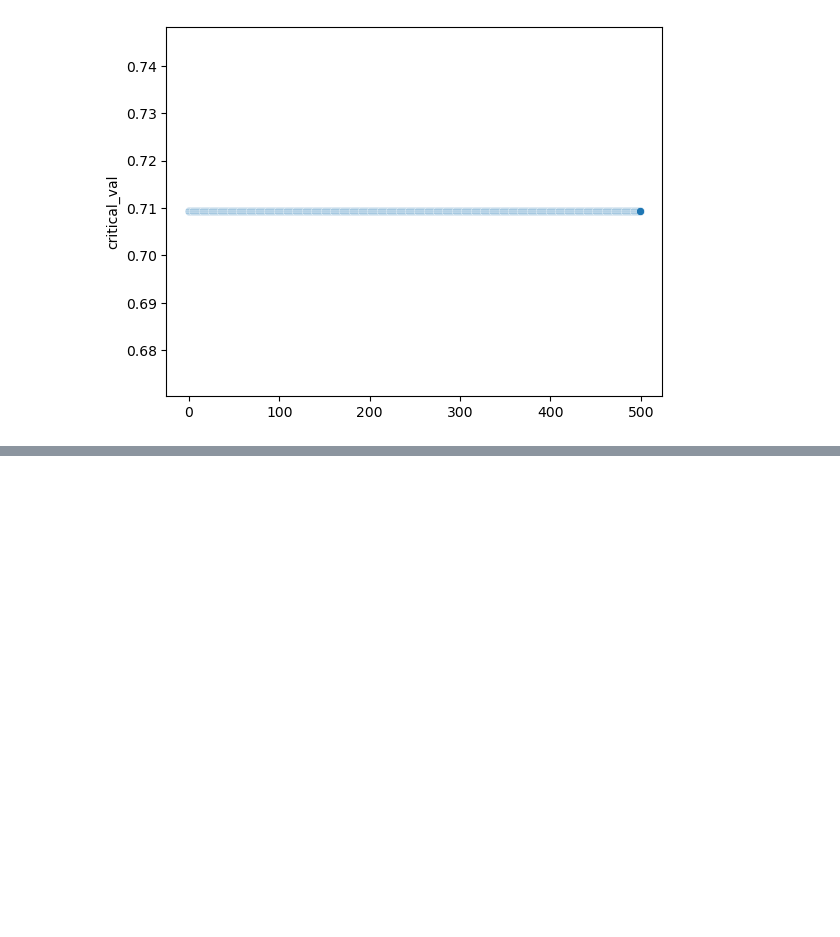
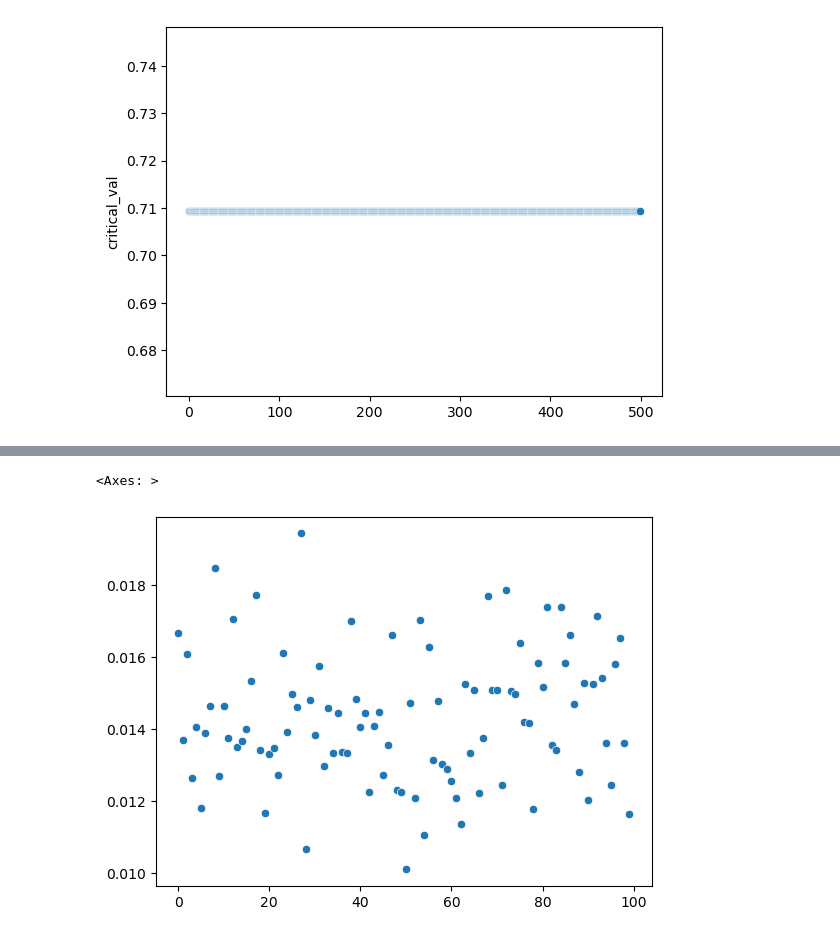
Before and after one commit to tomtalp/pyERGM, a Jupyter notebook: examples/first_example.ipynb, the cells around one changed output, grey strips where cells are left out. Cells and saved outputs as stored; diff of their text form; code cells hidden in the pictures; blank space fills up the shorter version.

```diff
--- a/examples/first_example.ipynb
+++ b/examples/first_example.ipynb
@@ -377,0 +393,5 @@ plt.show()
+# %%
+sns.scatterplot(df["inv_hessian_norm"] - df["inv_cov_norm"])
+# %% [output]
+<Axes: >
+[figure, added]
```
Also changed, not shown: parts of 7 cells of this notebook, 5 other files.
